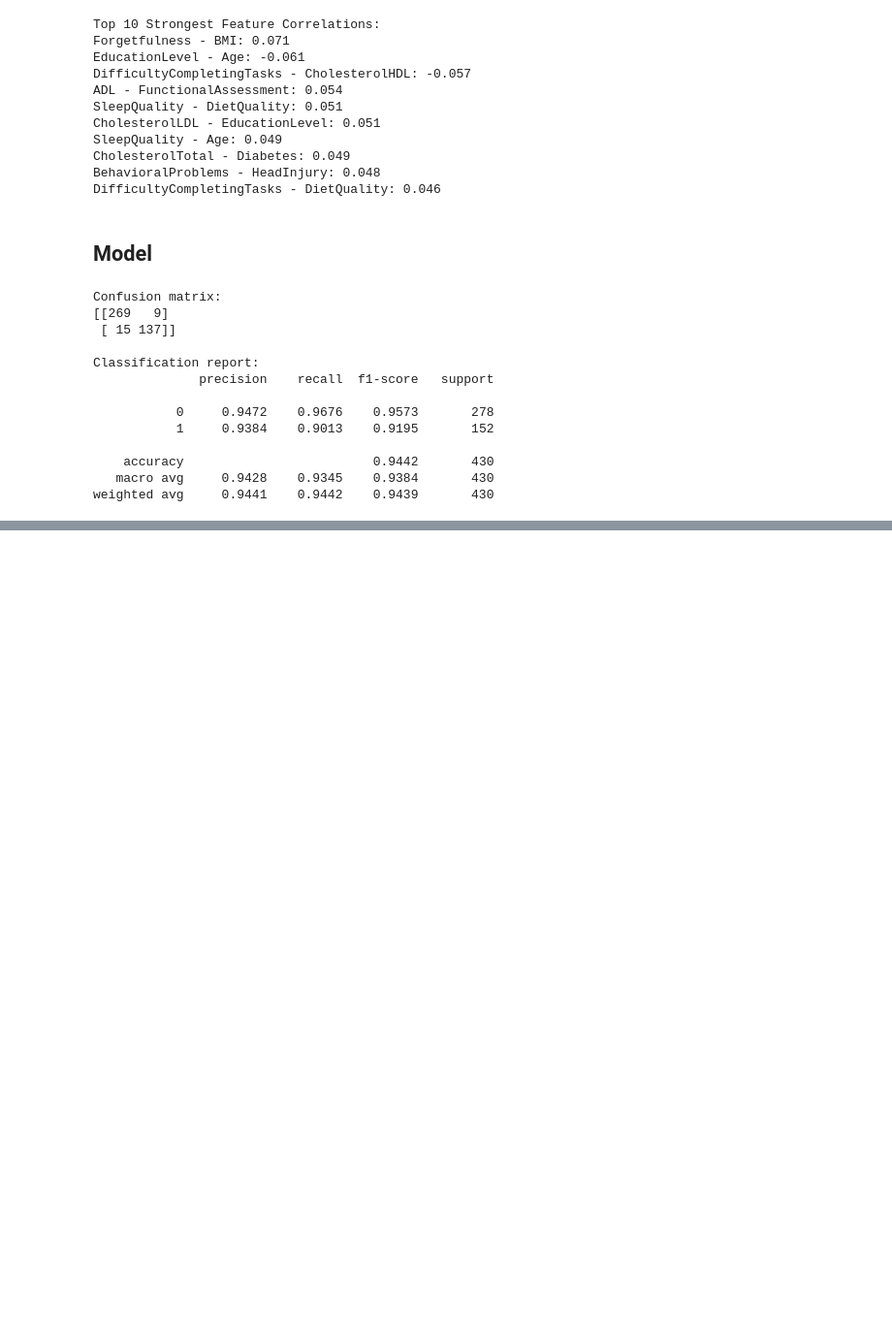
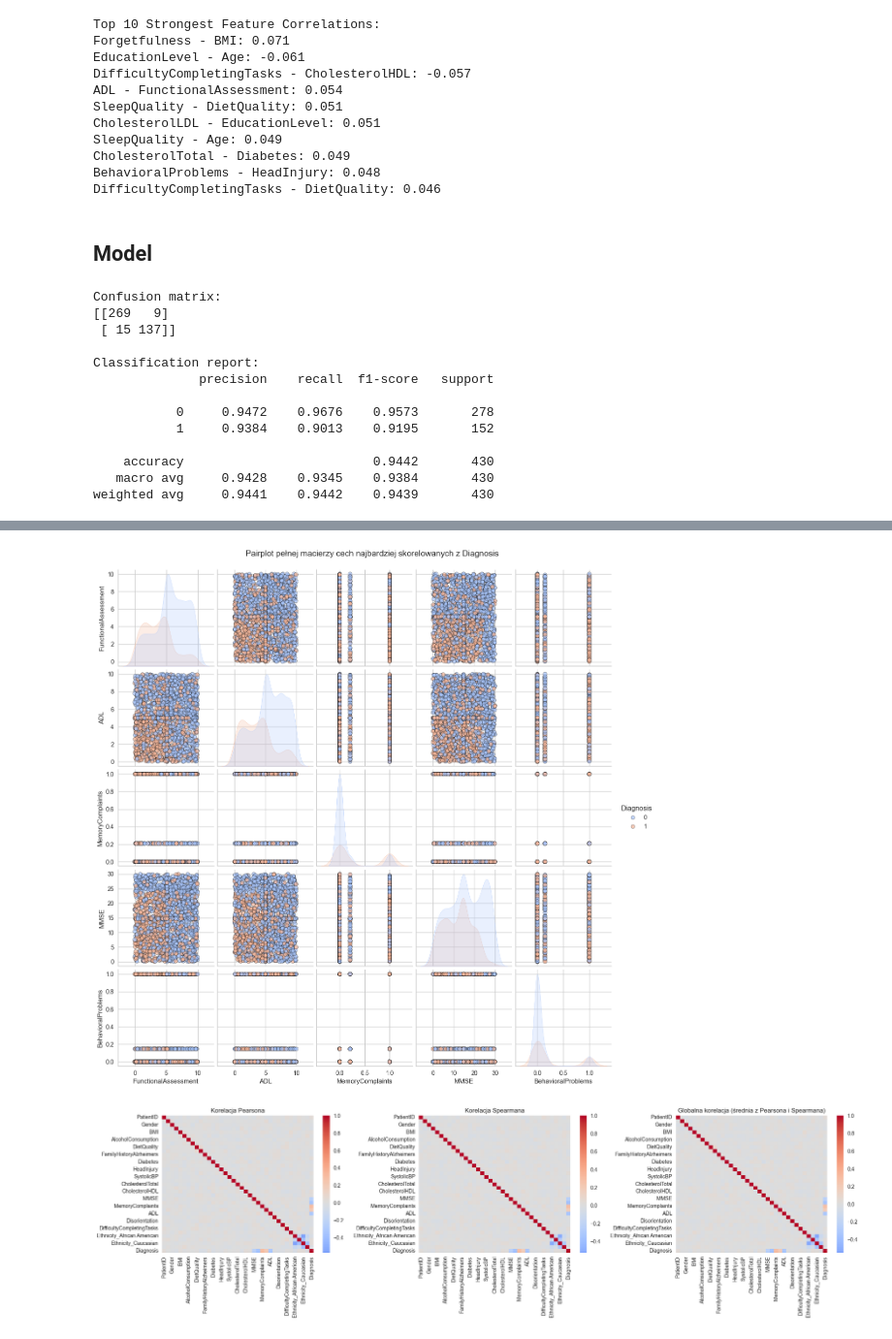
Before and after one commit to JakubDralus/advanced-machine-learning, a Jupyter notebook: project.ipynb, the cells around one changed output, grey strips where cells are left out. Shown at 97% size. Cells and saved outputs as stored; diff of their text form; code cells hidden in the pictures; blank space fills up the shorter version.

```diff
--- a/project.ipynb
+++ b/project.ipynb
@@ -523,0 +528,13 @@ weighted avg     0.9441    0.9442    0.9439       430
+# %%
+mapping = {
+    0: 'Caucasian',
+    1: 'African American',
+    2: 'Asian',
+    3: 'Other'
+}
+
+df['Ethnicity'] = df['Ethnicity'].map(mapping)
+
+df_encoded = pd.get_dummies(df, columns=['Ethnicity'], dtype=int)
+
+df_encoded.head()
@@ -523,0 +735,53 @@ weighted avg     0.9441    0.9442    0.9439       430
+# %%
+import seaborn as sns
+import matplotlib.pyplot as plt
+import pandas as pd
+
+df_analysis = df_with_missing.drop(columns=['Diagnosis']).select_dtypes(include=['float64', 'int64']).copy()
+df_analysis['Diagnosis'] = df_with_missing['Diagnosis']
+
+pearson_corr = df1.corr(method='pearson')
+
+spearman_corr = df1.corr(method='spearman')
+
+global_corr = (pearson_corr + spearman_corr) / 2
+
+top_features = (
+    global_corr['Diagnosis']
+    .abs()
+    .sort_values(ascending=False)
+    .head(6)
+    .index.tolist()
+)
+
+sns.pairplot(
+    df1[top_features],
+    hue='Diagnosis',
+    diag_kind='kde',
+    palette='coolwarm',
+    plot_kws={'alpha': 0.7, 's': 40, 'edgecolor': 'k'}
+)
+
+plt.suptitle(
+    "Pairplot pełnej macierzy cech najbardziej skorelowanych z Diagnosis",
+    fontsize=14,
+    y=1.02
+)
+plt.show()
+
+fig, axes = plt.subplots(1, 3, figsize=(21, 6))
+
+sns.heatmap(pearson_corr, ax=axes[0], cmap="coolwarm", center=0, annot=False)
+axes[0].set_title("Korelacja Pearsona")
+
+sns.heatmap(spearman_corr, ax=axes[1], cmap="coolwarm", center=0, annot=False)
+axes[1].set_title("Korelacja Spearmana")
+
+sns.heatmap(global_corr, ax=axes[2], cmap="coolwarm", center=0, annot=False)
+axes[2].set_title("Globalna korelacja (średnia z Pearsona i Spearmana)")
+
+plt.tight_layout()
+plt.show()
+# %% [output]
+[figure, added]
+[figure, added]
```
Also changed, not shown: parts of 14 cells of this notebook, 1 other file.
